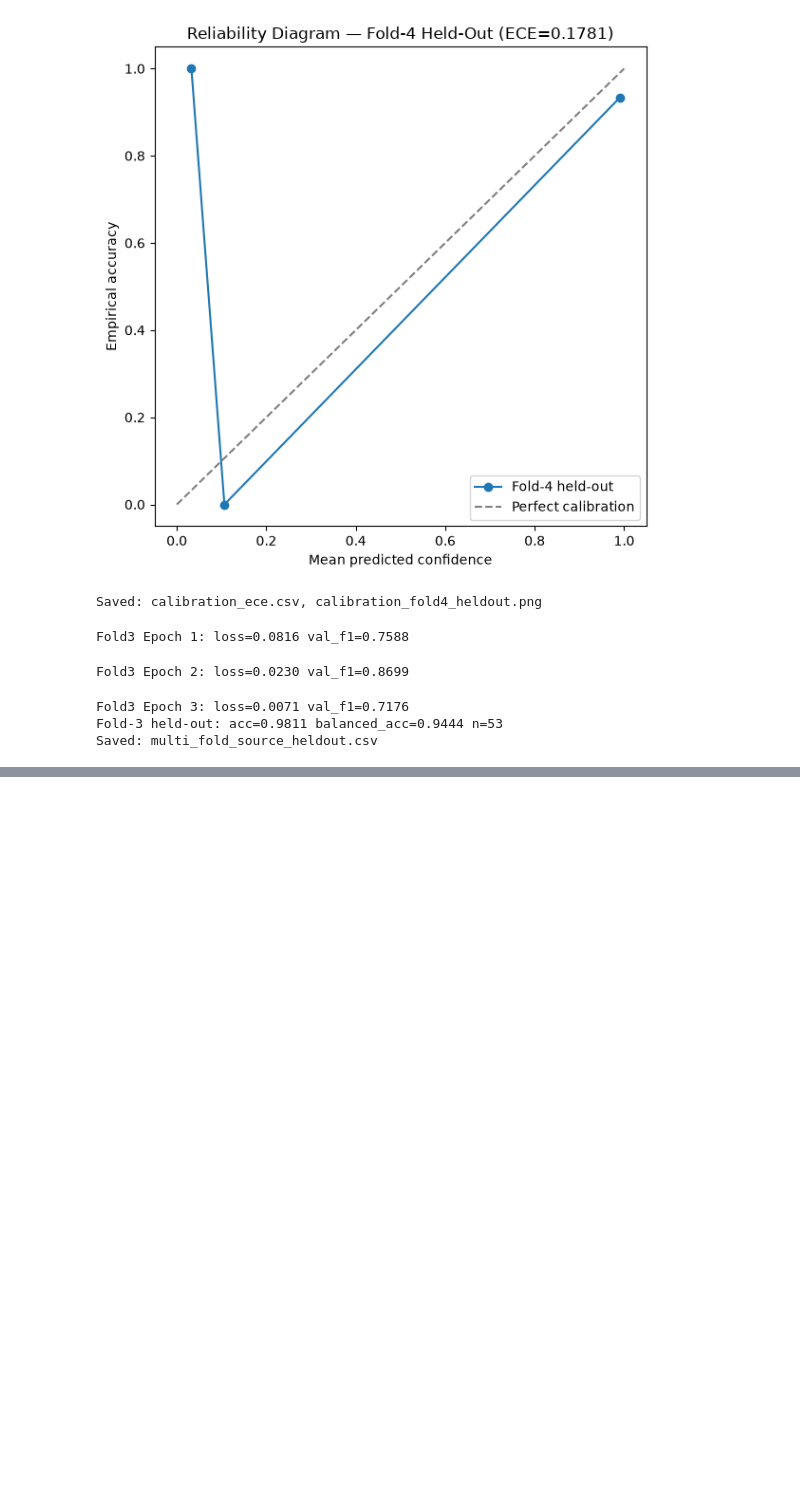
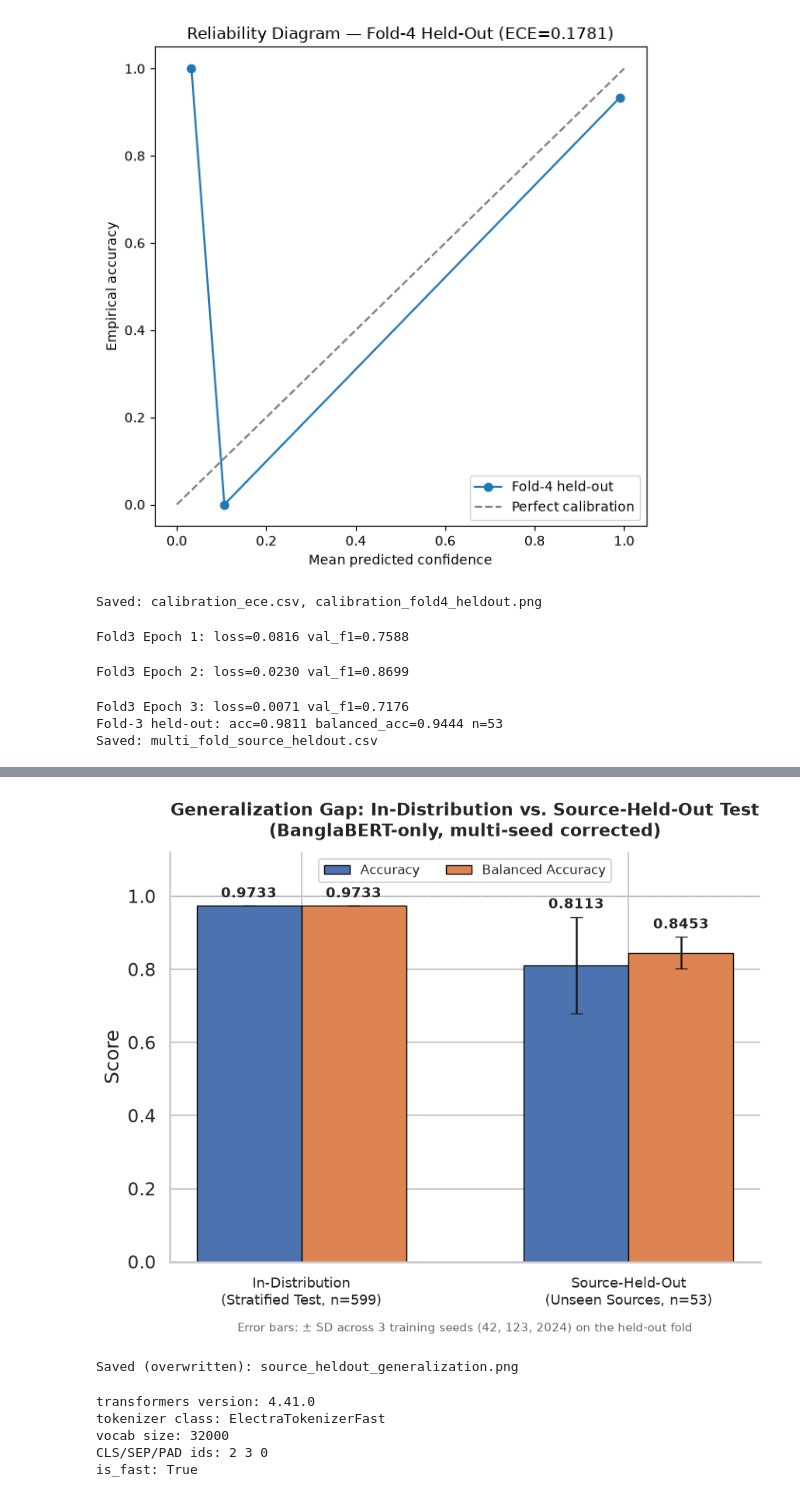
Before and after one commit to jaimulhaque/banglafake-detection, a Jupyter notebook: notebooks/05_ablation_interpretability.ipynb, the cells around one changed output, grey strips where cells are left out. Saved outputs shown, nothing was run; the diff lists cells and outputs as text; code cells hidden in the pictures; blank space fills up the shorter version.

Commit message:
Update training notebook

```diff
--- a/notebooks/05_ablation_interpretability.ipynb
+++ b/notebooks/05_ablation_interpretability.ipynb
@@ -2076,0 +2341,75 @@ print("Saved: fold4_multiseed_heldout.csv")
+# %%
+# Cell 38: Regenerate Figure — Source-Held-Out Gap (multi-seed corrected, fixed layout)
+import os
+import numpy as np
+import matplotlib.pyplot as plt
+import seaborn as sns
+
+try:
+    FIGURES_DIR
+except NameError:
+    PROJECT_ROOT = "/mnt/g/banglafake-detection"
+    REPORTS_DIR = os.path.join(PROJECT_ROOT, "reports")
+    FIGURES_DIR = os.path.join(REPORTS_DIR, "figures")
+    os.makedirs(FIGURES_DIR, exist_ok=True)
+
+sns.set_theme(style="whitegrid", context="talk")
+
+conditions = ["In-Distribution\n(Stratified Test, n=599)", "Source-Held-Out\n(Unseen Sources, n=53)"]
+accuracy_vals = [0.9733, 0.8113]
+balanced_acc_vals = [0.9733, 0.8453]
+accuracy_sd = [0.0, 0.1321]
+balanced_sd = [0.0, 0.0430]
+
+fig, ax = plt.subplots(figsize=(9, 7.5))
+x = np.arange(len(conditions))
+width = 0.32
+
+bars1 = ax.bar(x - width/2, accuracy_vals, width, yerr=accuracy_sd, capsize=6,
+               label="Accuracy", color="#4C72B0", edgecolor="black", linewidth=1,
+               error_kw={'elinewidth': 1.8, 'zorder': 5})
+bars2 = ax.bar(x + width/2, balanced_acc_vals, width, yerr=balanced_sd, capsize=6,
+               label="Balanced Accuracy", color="#DD8452", edgecolor="black", linewidth=1,
+               error_kw={'elinewidth': 1.8, 'zorder': 5})
+
+for bars, sds in [(bars1, accuracy_sd), (bars2, balanced_sd)]:
+    for bar, sd in zip(bars, sds):
+        height = bar.get_height()
+        ax.annotate(f"{height:.4f}", xy=(bar.get_x() + bar.get_width()/2, height + sd),
+                    xytext=(0, 8), textcoords="offset points", ha='center',
+                    fontsize=13, fontweight='bold')
+
+ax.text(0.5, -0.17, "Error bars: ± SD across 3 training seeds (42, 123, 2024) on the held-out fold",
+        transform=ax.transAxes, ha='center', fontsize=11, color='dimgray')
+
+ax.set_ylim(0, 1.12)
+ax.set_ylabel("Score")
+ax.set_title("Generalization Gap: In-Distribution vs. Source-Held-Out Test\n(BanglaBERT-only, multi-seed corrected)",
+              fontsize=16, fontweight='bold', pad=15)
+ax.set_xticks(x)
+ax.set_xticklabels(conditions, fontsize=13)
+ax.legend(loc="upper center", bbox_to_anchor=(0.5, 1.0), ncol=2, frameon=True, fontsize=12)
+ax.axhline(1.0, color='gray', linestyle=':', linewidth=1, alpha=0.6)
+sns.despine()
+
+plt.tight_layout()
+plt.savefig(os.path.join(FIGURES_DIR, "source_heldout_generalization.png"), dpi=300, bbox_inches="tight")
+plt.show()
+plt.close()
+print("Saved (overwritten): source_heldout_generalization.png")
+# %% [output]
+[figure, added]
+Saved (overwritten): source_heldout_generalization.png
+# %%
+import transformers
+print("transformers version:", transformers.__version__)
+print("tokenizer class:", type(tokenizer).__name__)
+print("vocab size:", tokenizer.vocab_size)
+print("CLS/SEP/PAD ids:", tokenizer.cls_token_id, tokenizer.sep_token_id, tokenizer.pad_token_id)
+print("is_fast:", tokenizer.is_fast)
+# %% [output]
+transformers version: 4.41.0
+tokenizer class: ElectraTokenizerFast
+vocab size: 32000
+CLS/SEP/PAD ids: 2 3 0
+is_fast: True
```
Also changed, not shown: parts of 12 cells of this notebook, 7 other files.
